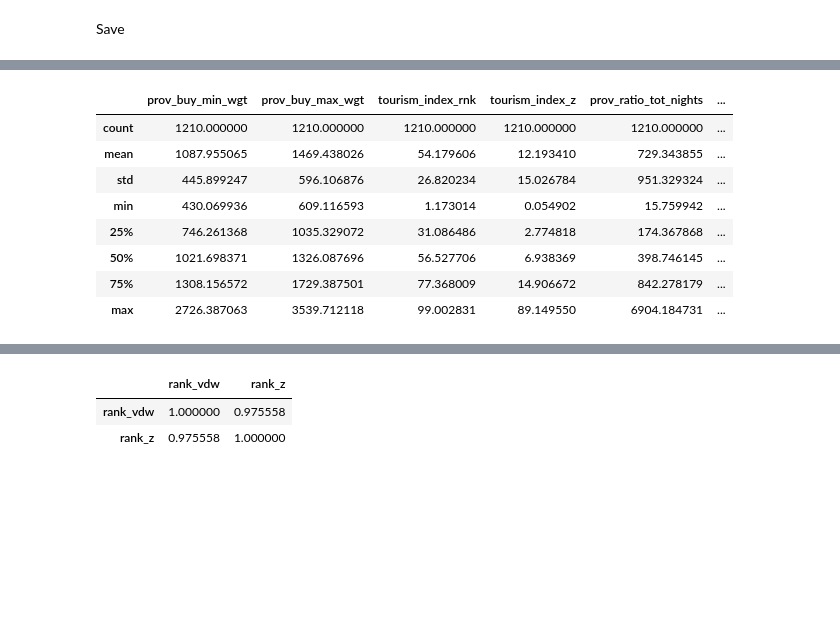
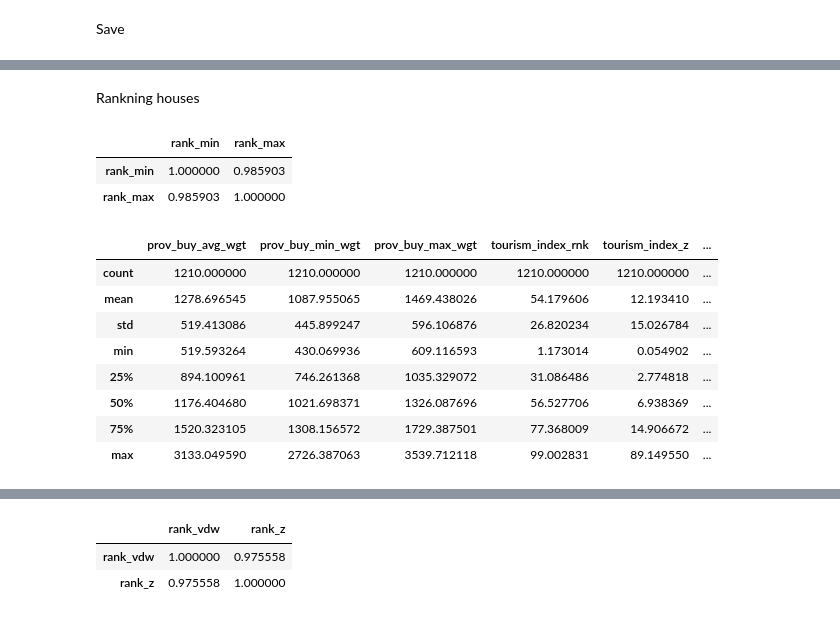
Before and after one commit to FrancescoCorti/Housing_Project, a Jupyter notebook: code/3_0_enginnering.ipynb, the cells around one changed output, grey strips where cells are left out. Drawn from its saved outputs; the diff is of its cells as text; code cells hidden in the pictures; blank space fills up the shorter version.

```diff
--- a/code/3_0_enginnering.ipynb
+++ b/code/3_0_enginnering.ipynb
@@ -348,0 +453,2 @@ Visualise
+# %% [markdown]
+Rankning houses
@@ -349,27 +488,38 @@ Visualise
+# %%
+df_prov['rank_min'] = df_prov.groupby('year')['prov_buy_min_wgt'].rank()
+df_prov['rank_max'] = df_prov.groupby('year')['prov_buy_max_wgt'].rank()
+
+df_prov[['rank_min', 'rank_max']].corr()
+# %% [output]
+|  | rank_min | rank_max |
+| rank_min | 1.000000 | 0.985903 |
+| rank_max | 0.985903 | 1.000000 |
 # %%
 df_prov[[
+    'prov_buy_avg_wgt',
     'prov_buy_min_wgt',
     'prov_buy_max_wgt',
     'tourism_index_rnk',
     'tourism_index_z',
     'prov_ratio_tot_nights',
     'prov_ratio_str_houses',
     'prov_population',
     'reg_age_avg',
     'prov_immigration',
     'prov_median_income_wgt',
     'prov_unemployment',
     'real_gdp',
-    'interest_rate'
+    'interest_rate',
+    'cpi_index'
 ]].describe()
 # %% [output]
-|  | prov_buy_min_wgt | prov_buy_max_wgt | tourism_index_rnk | tourism_index_z | prov_ratio_tot_nights | ... |
+|  | prov_buy_avg_wgt | prov_buy_min_wgt | prov_buy_max_wgt | tourism_index_rnk | tourism_index_z | ... |
 | count | 1210.000000 | 1210.000000 | 1210.000000 | 1210.000000 | 1210.000000 | ... |
-| mean | 1087.955065 | 1469.438026 | 54.179606 | 12.193410 | 729.343855 | ... |
-| std | 445.899247 | 596.106876 | 26.820234 | 15.026784 | 951.329324 | ... |
-| min | 430.069936 | 609.116593 | 1.173014 | 0.054902 | 15.759942 | ... |
-| 25% | 746.261368 | 1035.329072 | 31.086486 | 2.774818 | 174.367868 | ... |
-| 50% | 1021.698371 | 1326.087696 | 56.527706 | 6.938369 | 398.746145 | ... |
-| 75% | 1308.156572 | 1729.387501 | 77.368009 | 14.906672 | 842.278179 | ... |
-| max | 2726.387063 | 3539.712118 | 99.002831 | 89.149550 | 6904.184731 | ... |
+| mean | 1278.696545 | 1087.955065 | 1469.438026 | 54.179606 | 12.193410 | ... |
+| std | 519.413086 | 445.899247 | 596.106876 | 26.820234 | 15.026784 | ... |
+| min | 519.593264 | 430.069936 | 609.116593 | 1.173014 | 0.054902 | ... |
+| 25% | 894.100961 | 746.261368 | 1035.329072 | 31.086486 | 2.774818 | ... |
+| 50% | 1176.404680 | 1021.698371 | 1326.087696 | 56.527706 | 6.938369 | ... |
+| 75% | 1520.323105 | 1308.156572 | 1729.387501 | 77.368009 | 14.906672 | ... |
+| max | 3133.049590 | 2726.387063 | 3539.712118 | 99.002831 | 89.149550 | ... |
 # %%
```
Also changed, not shown: parts of 23 cells of this notebook, 4 other files.
